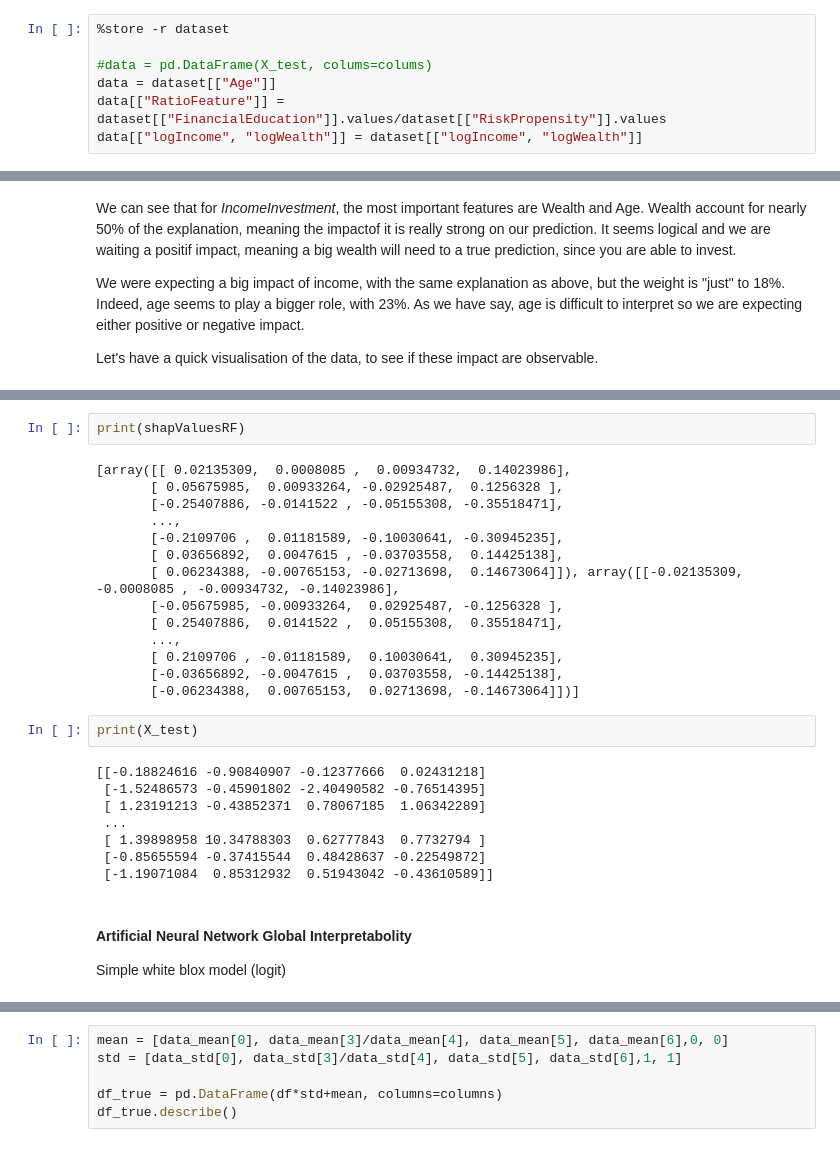
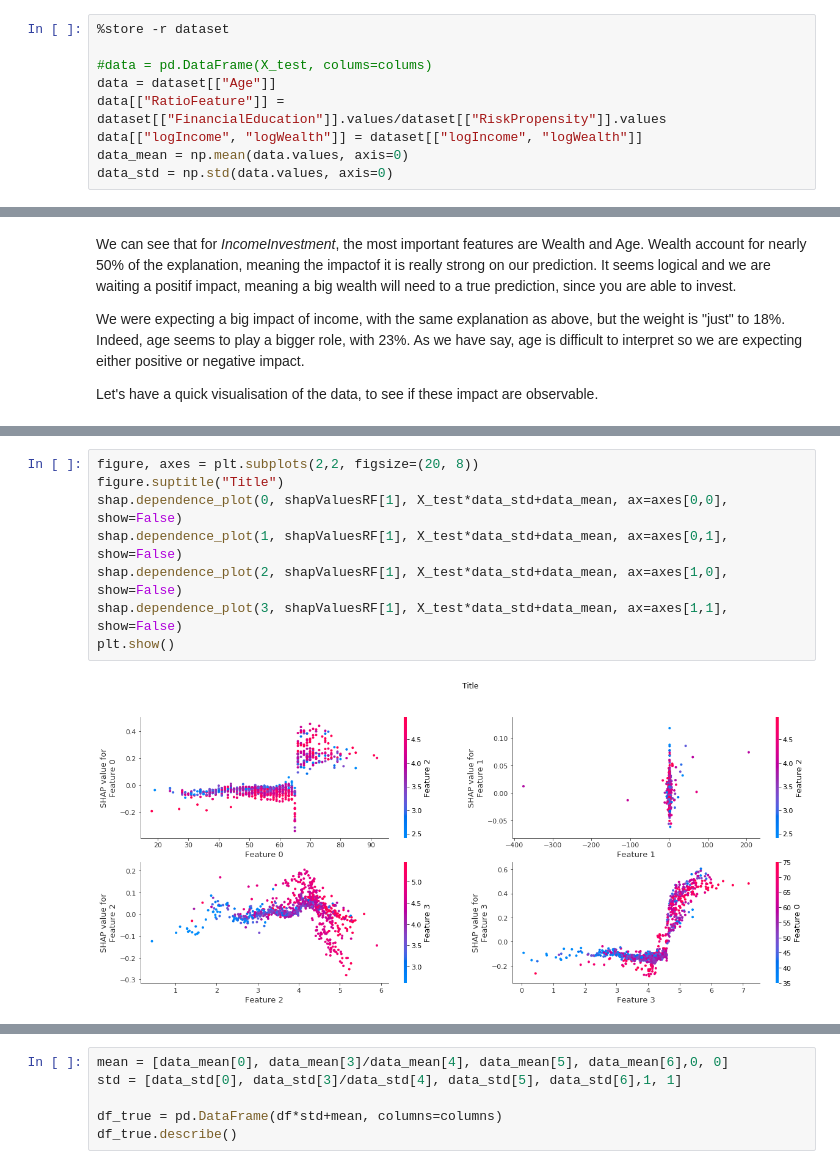
Before and after one commit to Emmalito/ML_BC2, a Jupyter notebook: src/4_Interpretability.ipynb, the cells around one changed output, grey strips where cells are left out. Saved outputs shown, nothing was run; the diff lists cells and outputs as text.

```diff
--- a/src/4_Interpretability.ipynb
+++ b/src/4_Interpretability.ipynb
@@ -55,4 +54,6 @@ columns = ["Age", "FinancialEducation/RiskPropensity", "logIncome", "logWealth"]
 data = dataset[["Age"]]
 data[["RatioFeature"]] = dataset[["FinancialEducation"]].values/dataset[["RiskPropensity"]].values
 data[["logIncome", "logWealth"]] = dataset[["logIncome", "logWealth"]]
+data_mean = np.mean(data.values, axis=0)
+data_std = np.std(data.values, axis=0)
 # %%
@@ -121,31 +122,10 @@ shap.summary_plot(shapValuesRF[1], X_test)
-# %%
-print(shapValuesRF)
-# %% [output]
-[array([[ 0.02135309,  0.0008085 ,  0.00934732,  0.14023986],
-       [ 0.05675985,  0.00933264, -0.02925487,  0.1256328 ],
-       [-0.25407886, -0.0141522 , -0.05155308, -0.35518471],
-       ...,
-       [-0.2109706 ,  0.01181589, -0.10030641, -0.30945235],
-       [ 0.03656892,  0.0047615 , -0.03703558,  0.14425138],
-       [ 0.06234388, -0.00765153, -0.02713698,  0.14673064]]), array([[-0.02135309, -0.0008085 , -0.00934732, -0.14023986],
-       [-0.05675985, -0.00933264,  0.02925487, -0.1256328 ],
-       [ 0.25407886,  0.0141522 ,  0.05155308,  0.35518471],
-       ...,
-       [ 0.2109706 , -0.01181589,  0.10030641,  0.30945235],
-       [-0.03656892, -0.0047615 ,  0.03703558, -0.14425138],
-       [-0.06234388,  0.00765153,  0.02713698, -0.14673064]])]
-# %%
-print(X_test)
-# %% [output]
-[[-0.18824616 -0.90840907 -0.12377666  0.02431218]
- [-1.52486573 -0.45901802 -2.40490582 -0.76514395]
- [ 1.23191213 -0.43852371  0.78067185  1.06342289]
- ...
- [ 1.39898958 10.34788303  0.62777843  0.7732794 ]
- [-0.85655594 -0.37415544  0.48428637 -0.22549872]
- [-1.19071084  0.85312932  0.51943042 -0.43610589]]
-# %% [markdown]
-#### Artificial Neural Network Global Interpretabolity
-
-
-Simple white blox model (logit)
+# %%
+figure, axes = plt.subplots(2,2, figsize=(20, 8))
+figure.suptitle("Title")
+shap.dependence_plot(0, shapValuesRF[1], X_test*data_std+data_mean, ax=axes[0,0], show=False)
+shap.dependence_plot(1, shapValuesRF[1], X_test*data_std+data_mean, ax=axes[0,1], show=False)
+shap.dependence_plot(2, shapValuesRF[1], X_test*data_std+data_mean, ax=axes[1,0], show=False)
+shap.dependence_plot(3, shapValuesRF[1], X_test*data_std+data_mean, ax=axes[1,1], show=False)
+plt.show()
+# %% [output]
+[figure, added]
```
Also changed, not shown: parts of 21 cells of this notebook.
